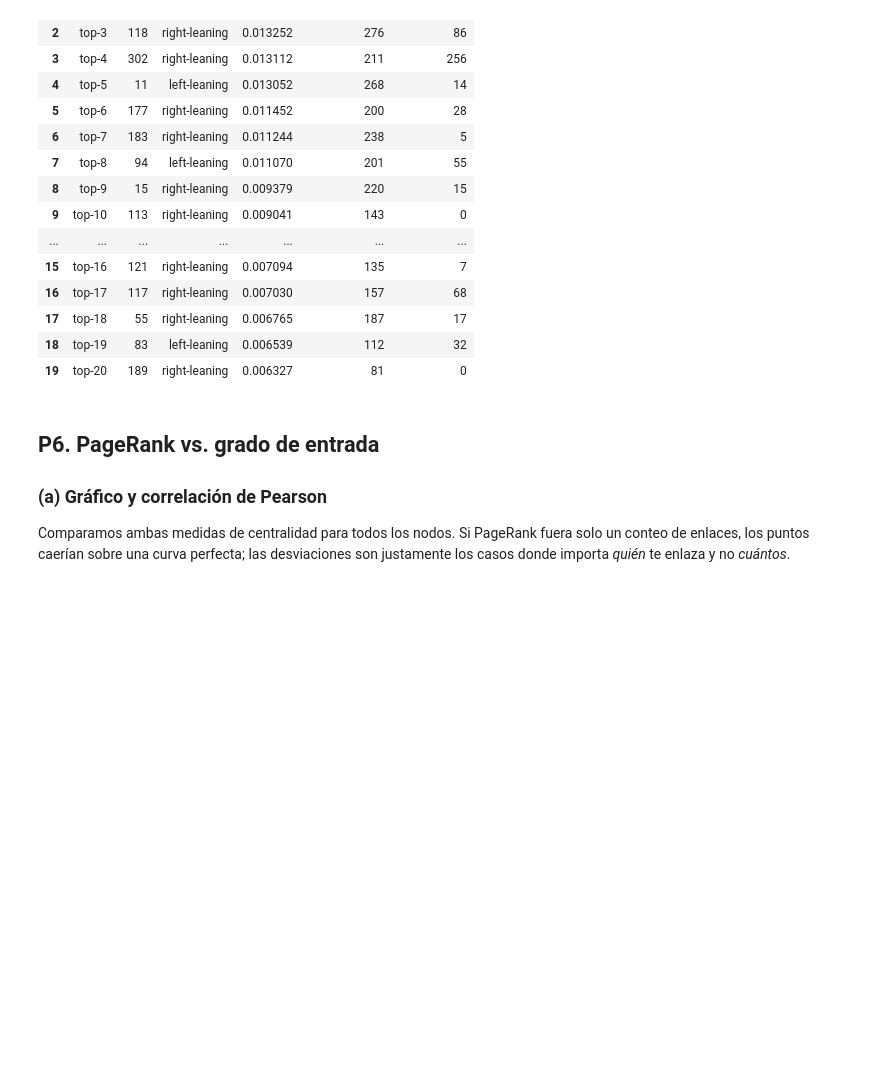
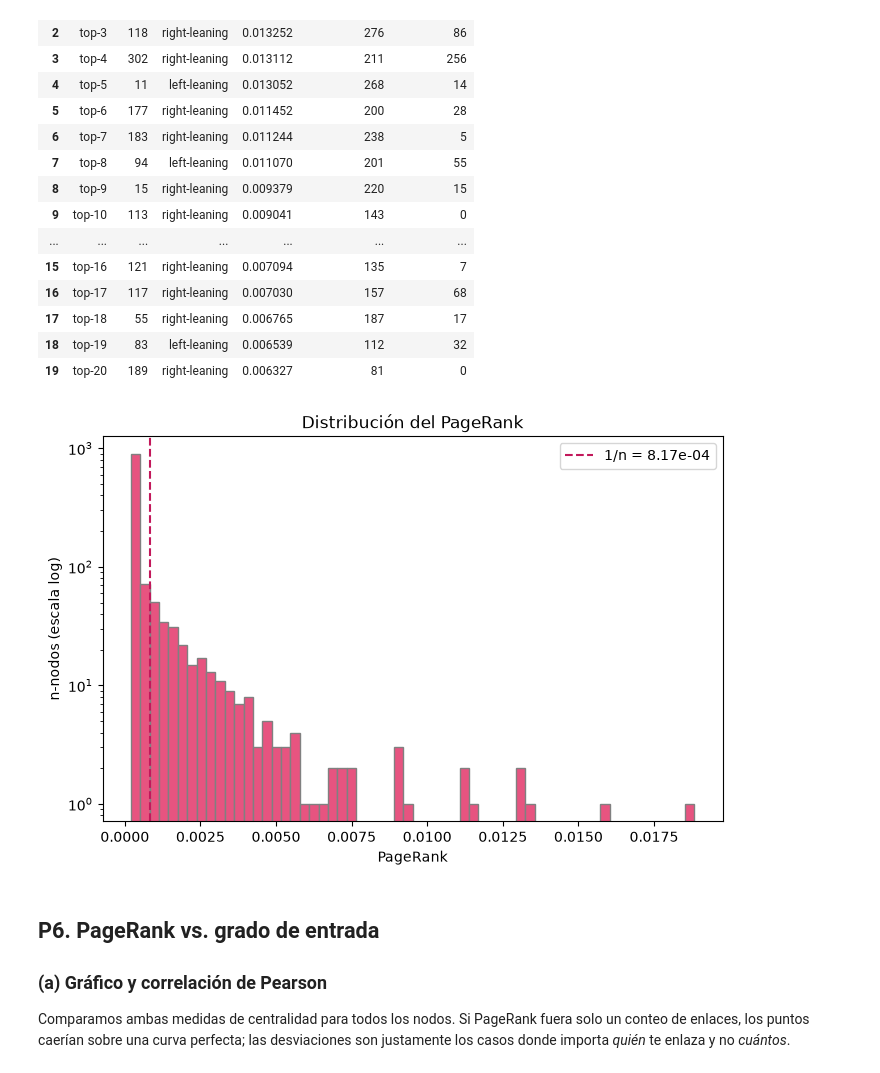
Before and after one commit to vickyotarola/Proyecto_2, a Jupyter notebook: proyecto_2.ipynb, the cells around one changed output. Saved outputs shown, nothing was run; the diff lists cells and outputs as text; code cells hidden in the pictures; blank space fills up the shorter version.

```diff
--- a/proyecto_2.ipynb
+++ b/proyecto_2.ipynb
@@ -637,6 +673,19 @@ top_20_pagerank[columnas].to_csv(f"./resultados/p5d_top_20_pagerank.csv", index=
 | 17 | top-18 | 55 | right-leaning | 0.006765 | 187 | 17 |
 | 18 | top-19 | 83 | left-leaning | 0.006539 | 112 | 32 |
 | 19 | top-20 | 189 | right-leaning | 0.006327 | 81 | 0 |
+# %%
+plt.figure(figsize=(8, 5))
+plt.hist(tabla_pagerank["pagerank"], bins=60, color=rosado_2, edgecolor="grey")
+plt.yscale("log")
+plt.xlabel("PageRank")
+plt.ylabel("n-nodos (escala log)")
+plt.title("Distribución del PageRank")
+plt.axvline(1/n, color=rosado_1, linestyle="--", label=f"1/n = {1/n:.2e}")
+plt.legend()
+plt.savefig("./figures/p5e_distribucion_pagerank.png", dpi=300, bbox_inches="tight")
+plt.show()
+# %% [output]
+[figure, added]
 # %% [markdown]
 ## P6. PageRank vs. grado de entrada
 
```
Also changed, not shown: parts of 4 cells of this notebook, 4 other files.
